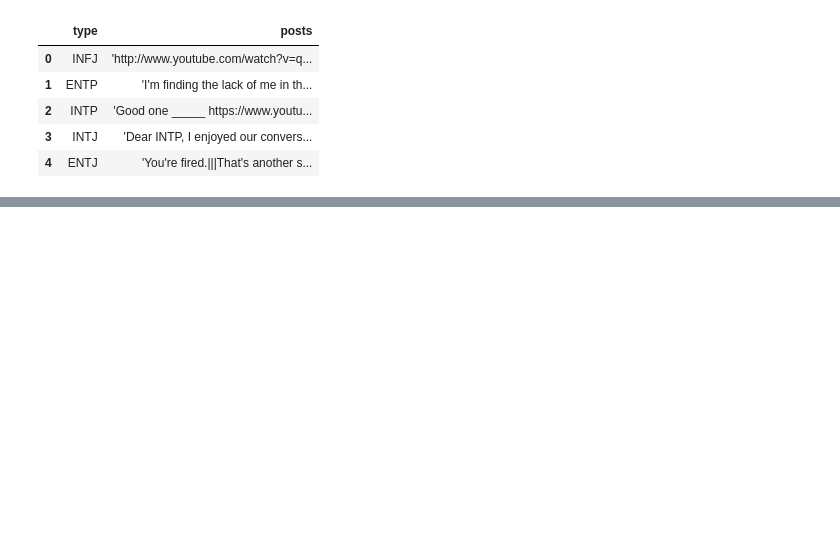
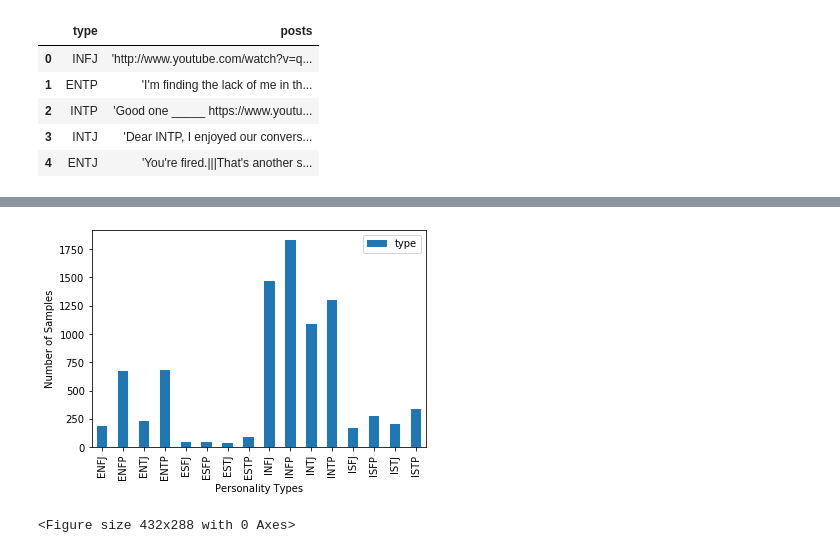
Before and after one commit to shaunwang1350/MyersBriggsMLProject, a Jupyter notebook: Notebooks/DataPreprocessing/data_cleaning.ipynb, the cells around one changed output, grey strips where cells are left out. Drawn from its saved outputs; the diff is of its cells as text; code cells hidden in the pictures; blank space fills up the shorter version.

```diff
--- a/Notebooks/DataPreprocessing/data_cleaning.ipynb
+++ b/Notebooks/DataPreprocessing/data_cleaning.ipynb
@@ -14,0 +83,4 @@ raw_df.head()
+# %%
+# Count the type distribution
+type_count = raw_df.groupby('type').agg({'type':'count'})
+type_count
@@ -14,0 +106,16 @@ raw_df.head()
+# %%
+# Plot to histogram
+
+# Create a bar chart based off of the group series from before
+type_chart = type_count.plot(kind='bar')
+
+# Set the xlabel and ylabel using class methods
+type_chart.set_xlabel("Personality Types")
+type_chart.set_ylabel("Number of Samples")
+
+
+plt.show()
+plt.tight_layout()
+# %% [output]
+[figure, added]
+<Figure size 432x288 with 0 Axes>
```
Also changed, not shown: parts of 24 cells of this notebook, 1 other file.
